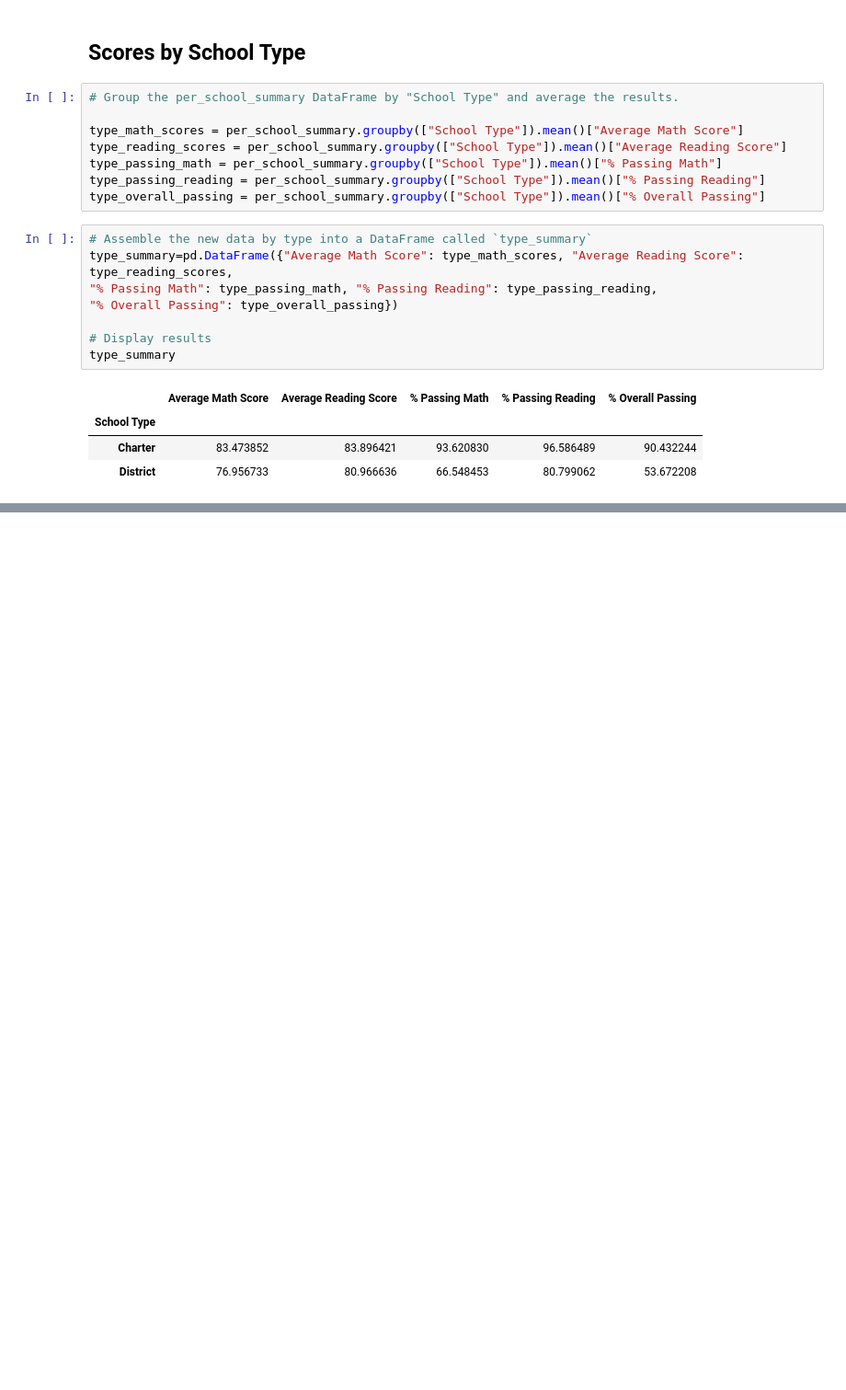
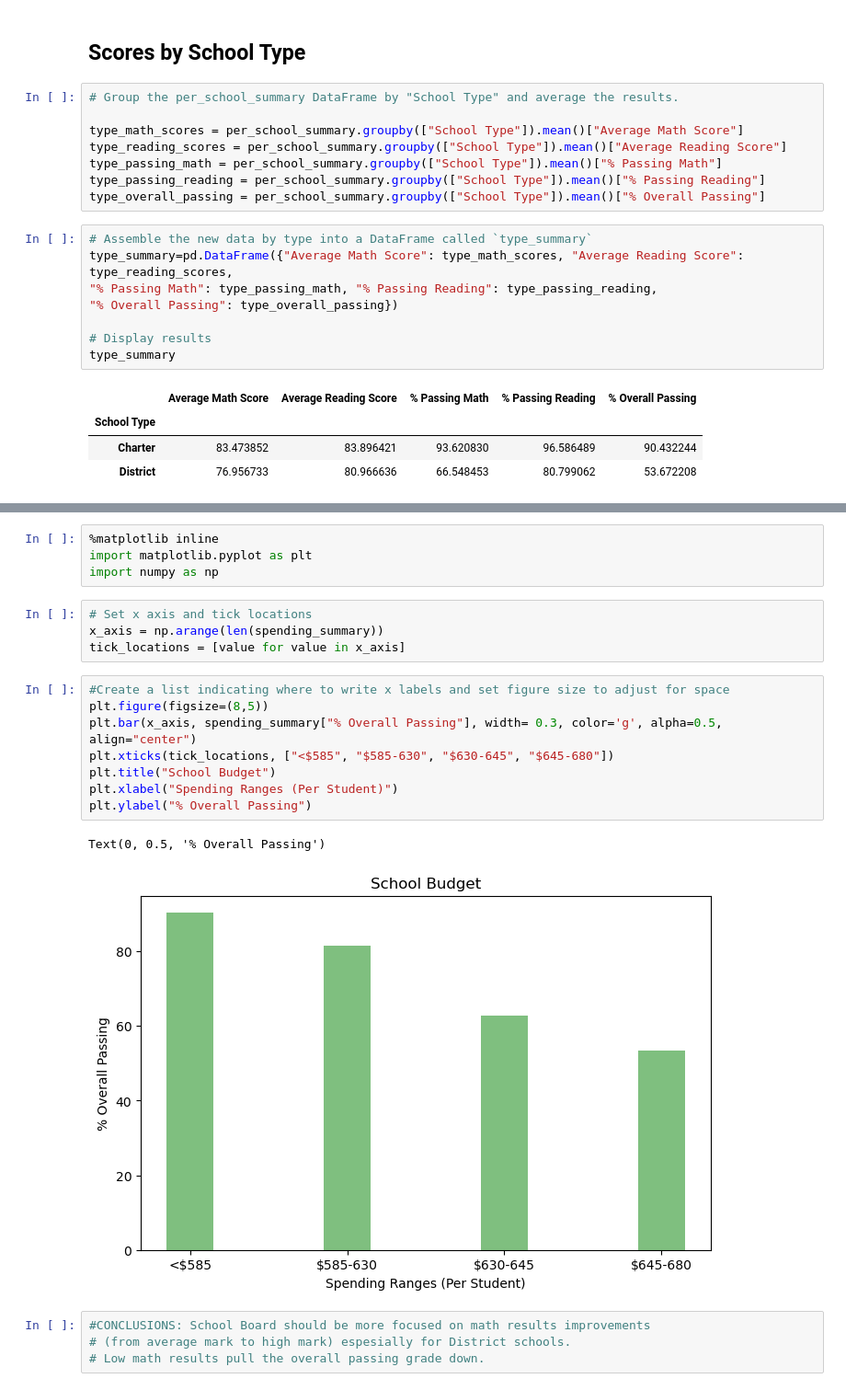
Before and after one commit to dontsov68/Challenge4_pandas, a Jupyter notebook: PyCitySchools/PyCitySchools.ipynb, the cells around one changed output, grey strips where cells are left out. Shown at 92% size. Cells and saved outputs as stored; diff of their text form; blank space fills up the shorter version.

```diff
--- a/PyCitySchools/PyCitySchools.ipynb
+++ b/PyCitySchools/PyCitySchools.ipynb
@@ -376,0 +391,23 @@ type_summary
+# %%
+%matplotlib inline
+import matplotlib.pyplot as plt
+import numpy as np
+# %%
+# Set x axis and tick locations
+x_axis = np.arange(len(spending_summary))
+tick_locations = [value for value in x_axis]
+# %%
+#Create a list indicating where to write x labels and set figure size to adjust for space
+plt.figure(figsize=(8,5))
+plt.bar(x_axis, spending_summary["% Overall Passing"], width= 0.3, color='g', alpha=0.5, align="center")
+plt.xticks(tick_locations, ["<$585", "$585-630", "$630-645", "$645-680"])
+plt.title("School Budget")
+plt.xlabel("Spending Ranges (Per Student)")
+plt.ylabel("% Overall Passing")
+# %% [output]
+Text(0, 0.5, '% Overall Passing')
+[figure, added]
+# %%
+#CONCLUSIONS: School Board should be more focused on math results improvements
+# (from average mark to high mark) espesially for District schools.
+# Low math results pull the overall passing grade down.
```
Also changed, not shown: parts of 7 cells of this notebook.
